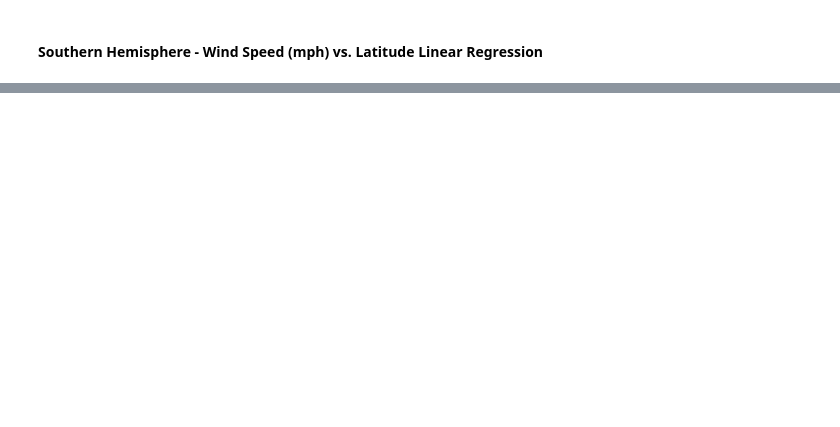
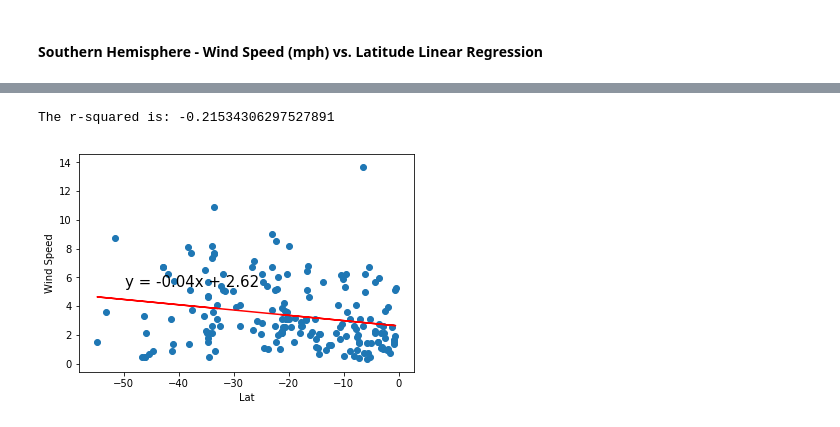
Before and after one commit to etumi/python-api-challenge, a Jupyter notebook: WeatherPy/WeatherPy.ipynb, the cells around one changed output, grey strips where cells are left out. Saved outputs shown, nothing was run; the diff lists cells and outputs as text; code cells hidden in the pictures; blank space fills up the shorter version.

```diff
--- a/WeatherPy/WeatherPy.ipynb
+++ b/WeatherPy/WeatherPy.ipynb
@@ -371,0 +373,5 @@ The r-squared is: -0.322483077139538
+# %%
+do_regression2(southern_df,'Lat','Wind Speed')
+# %% [output]
+The r-squared is: -0.21534306297527891
+[figure, added]
```
Also changed, not shown: parts of 8 cells of this notebook.
